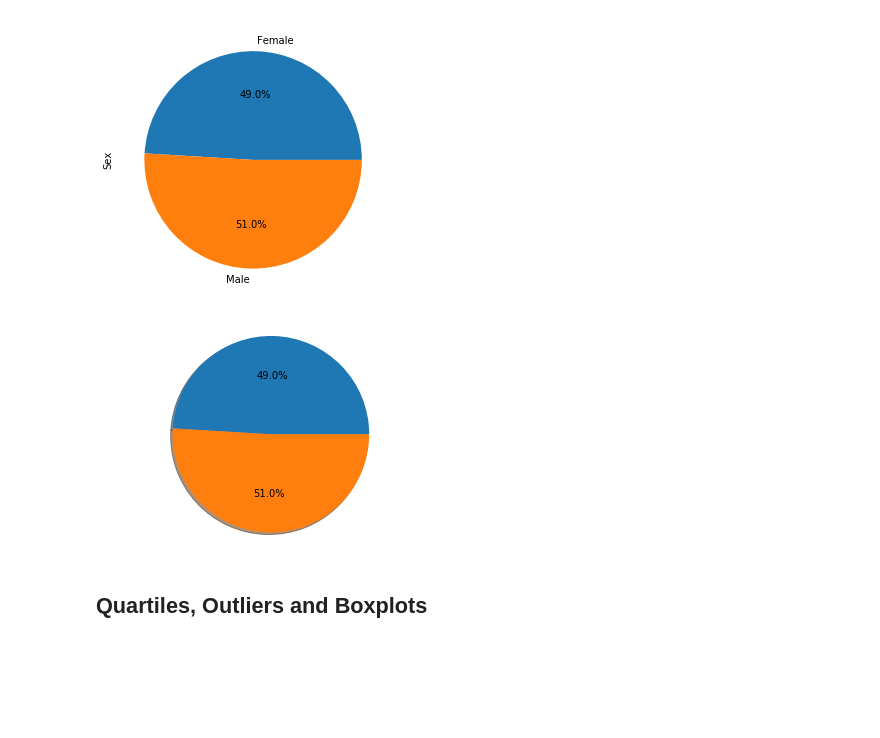
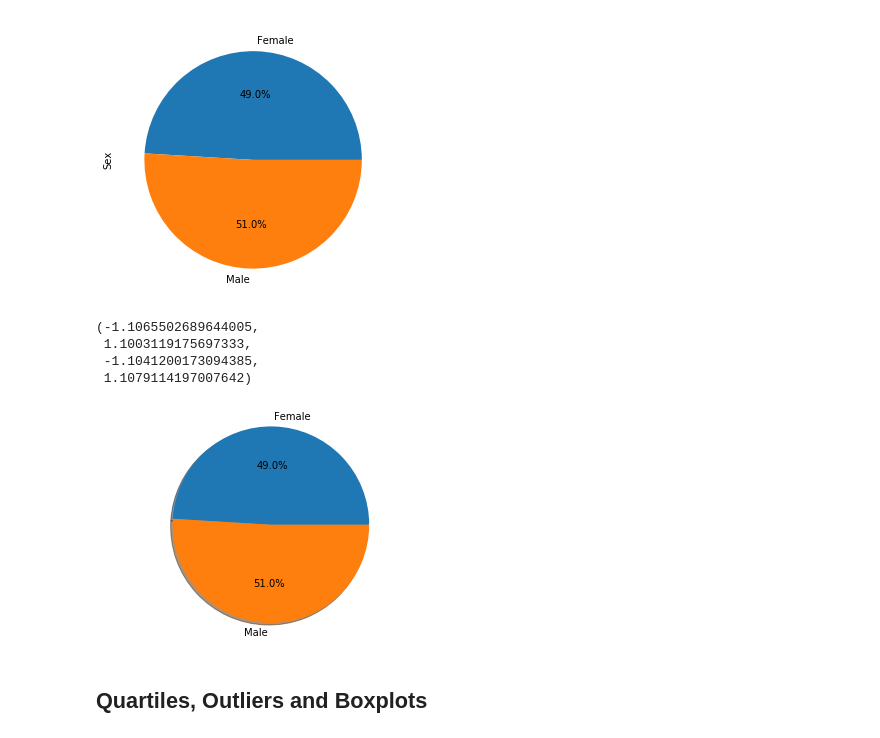
Before and after one commit to AyokOluwole/Matplotlib-Pymaceuticals, a Jupyter notebook: pymaceuticals_starter.ipynb, the cells around one changed output. Saved outputs shown, nothing was run; the diff lists cells and outputs as text; code cells hidden in the pictures; blank space fills up the shorter version.

```diff
--- a/pymaceuticals_starter.ipynb
+++ b/pymaceuticals_starter.ipynb
@@ -215,17 +233,19 @@ templot_pie = specific_mice_sex.plot(kind='pie',figsize= (8,5), autopct="%1.1f%%
 [figure]
 # %%
 # Generate a pie plot showing the distribution of female versus male mice using plpot
-
-
-plt.pie(specific_mice_sex,
-        autopct="%1.1f%%", shadow=True)
-plt.axis("equal")
-plt.xlabel = ("Male")
-plt.ylabel = ("Female")
-
-plt.show()
-# %% [output]
-[figure, removed]
+# %%
+labels = list(specific_mice_sex.index)
+explode = (0,0)
+plt.pie(specific_mice_sex, explode=explode, labels=labels,
+        autopct="%1.1f%%", shadow=True)
+
+plt.axis("equal")
+# %% [output]
+(-1.1065502689644005,
+ 1.1003119175697333,
+ -1.1041200173094385,
+ 1.1079114197007642)
+[figure, added]
 # %% [markdown]
 ## Quartiles, Outliers and Boxplots
 # %%
```
Also changed, not shown: parts of 12 cells of this notebook, 1 other file.
